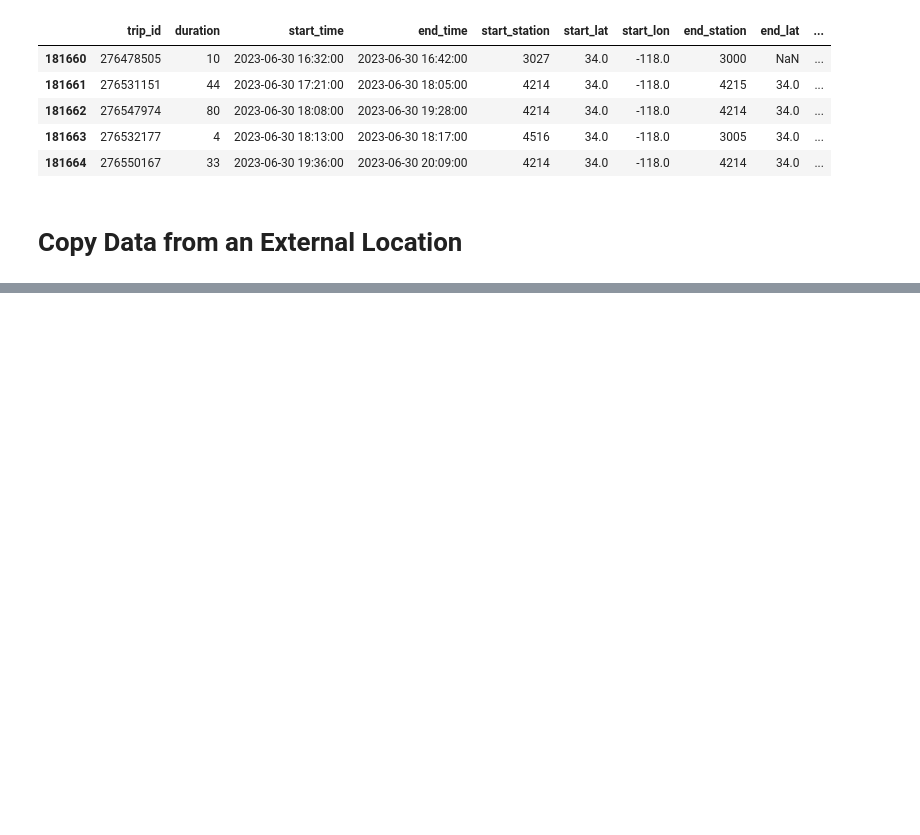
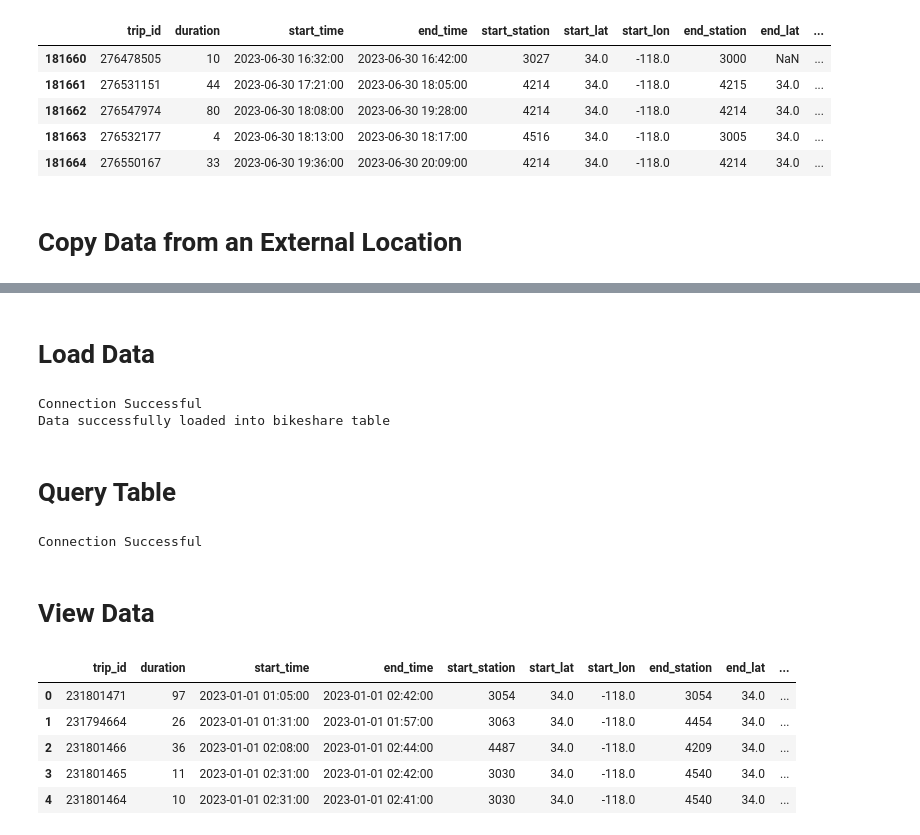
Before and after one commit to eldrigeampong/Data-Engineering, a Jupyter notebook: Snowflake/Notebooks/proj2.ipynb, the cells around one changed output, grey strips where cells are left out. Drawn from its saved outputs; the diff is of its cells as text; code cells hidden in the pictures; blank space fills up the shorter version.

```diff
--- a/Snowflake/Notebooks/proj2.ipynb
+++ b/Snowflake/Notebooks/proj2.ipynb
@@ -464,0 +594,29 @@ db_connect.execute(f"""
+# %% [markdown]
+# Load Data
+# %%
+load_data(db_name="LA_METRO", schema_name="public", name="bikeshare", stage_name="AWS_Cloud")
+# %% [output]
+Connection Successful
+Data successfully loaded into bikeshare table
+# %% [markdown]
+# Query Table
+# %%
+schema_name = "public"
+
+cnx_aws = conn(account=ACCOUNT, role=ROLE, user=USER, password=PASSWORD, database=db_name, schema=schema_name)
+results_aws = cnx_aws.execute(f"""SELECT DISTINCT * FROM {table_name}""").fetchall()
+
+df1 = pd.DataFrame(results_aws)
+# %% [output]
+Connection Successful
+# %% [markdown]
+# View Data
+# %%
+df1.head()
+# %% [output]
+|  | trip_id | duration | start_time | end_time | start_station | start_lat | start_lon | end_station | end_lat | ... |
+| 0 | 231801471 | 97 | 2023-01-01 01:05:00 | 2023-01-01 02:42:00 | 3054 | 34.0 | -118.0 | 3054 | 34.0 | ... |
+| 1 | 231794664 | 26 | 2023-01-01 01:31:00 | 2023-01-01 01:57:00 | 3063 | 34.0 | -118.0 | 4454 | 34.0 | ... |
+| 2 | 231801466 | 36 | 2023-01-01 02:08:00 | 2023-01-01 02:44:00 | 4487 | 34.0 | -118.0 | 4209 | 34.0 | ... |
+| 3 | 231801465 | 11 | 2023-01-01 02:31:00 | 2023-01-01 02:42:00 | 3030 | 34.0 | -118.0 | 4540 | 34.0 | ... |
+| 4 | 231801464 | 10 | 2023-01-01 02:31:00 | 2023-01-01 02:41:00 | 3030 | 34.0 | -118.0 | 4540 | 34.0 | ... |
```
Also changed, not shown: parts of 18 cells of this notebook.
